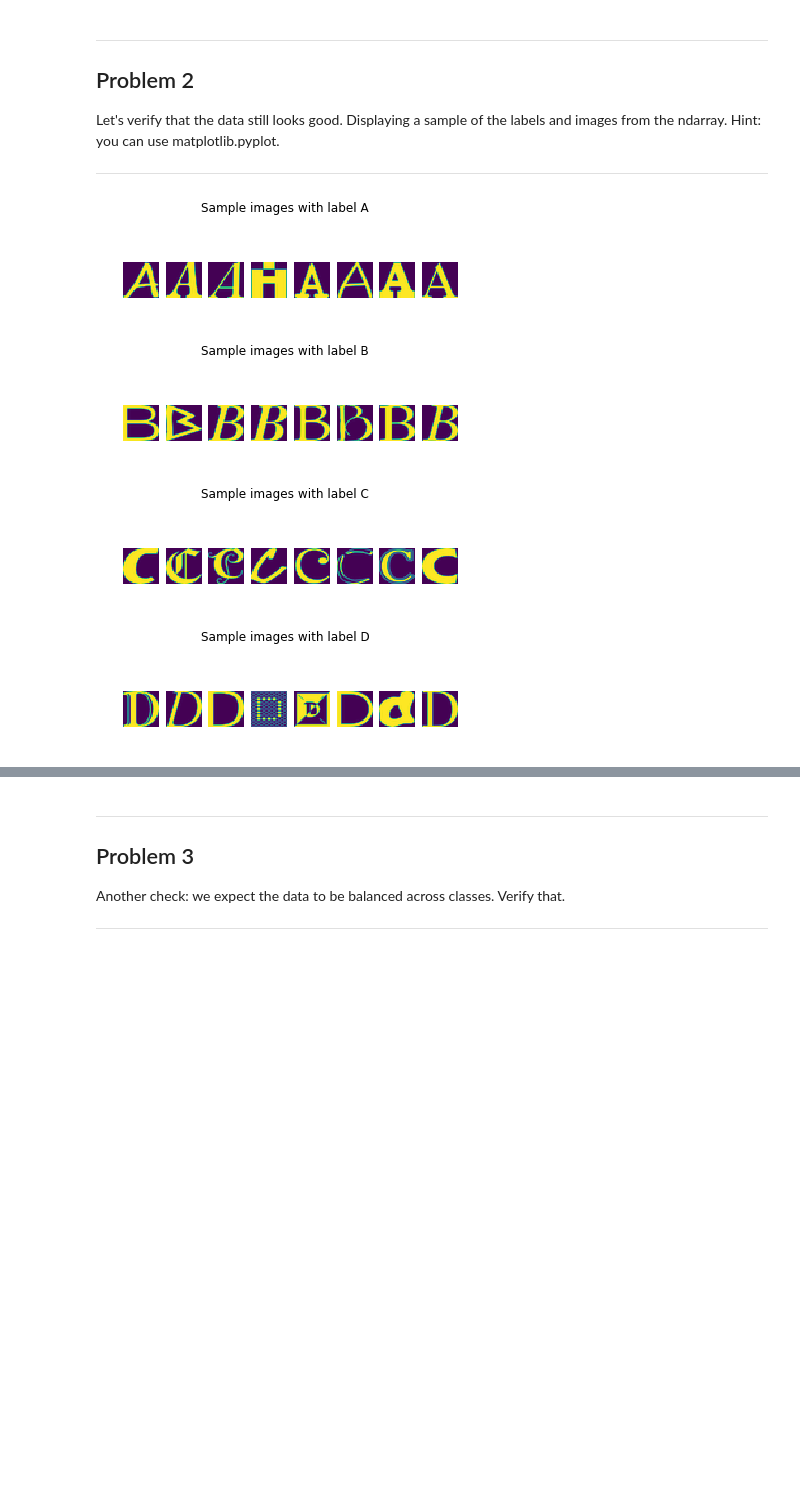
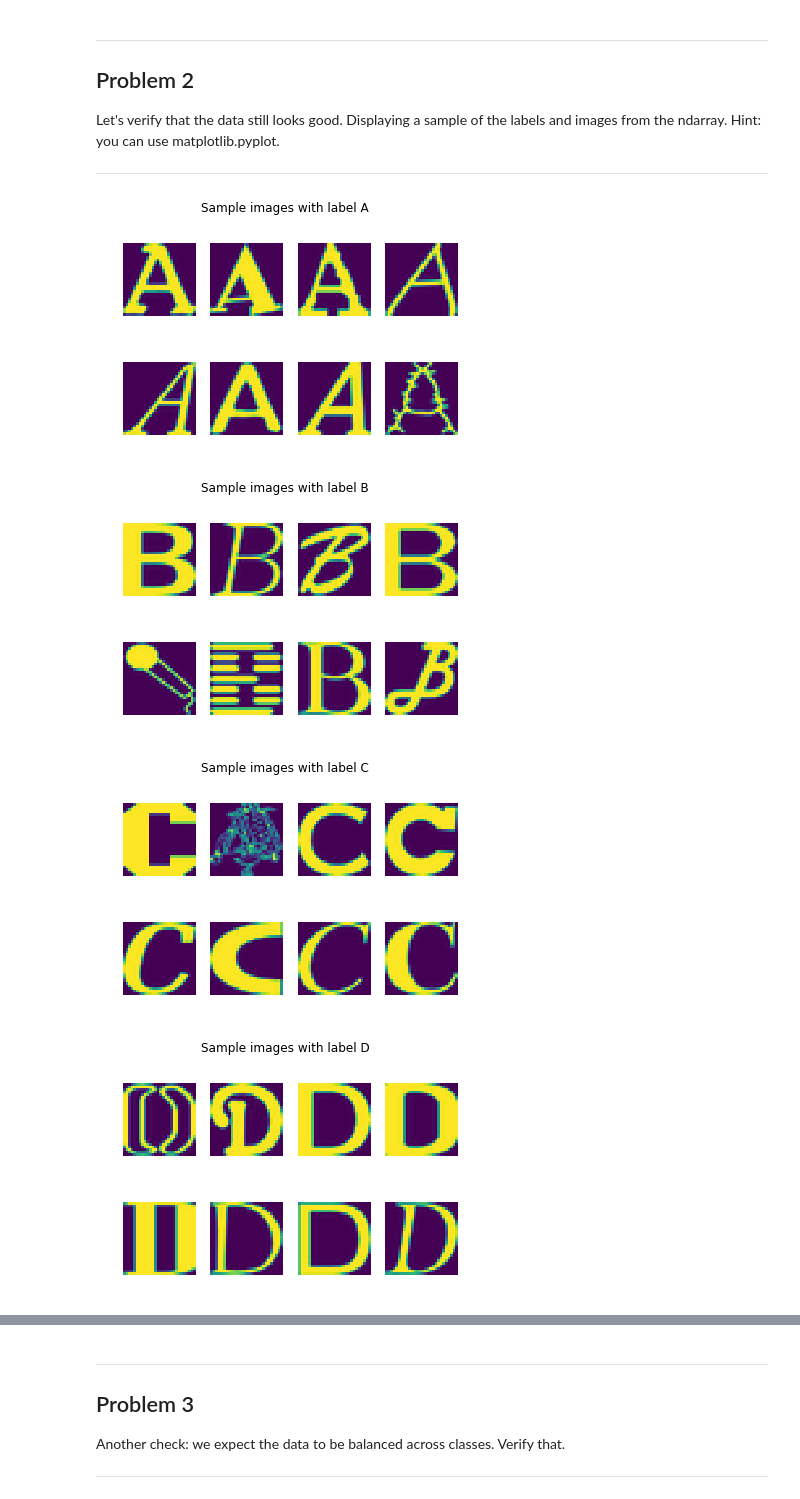
Before and after one commit to ryanchase1987/udacity-deep-learning, a Jupyter notebook: projects/notMNIST/1_notmnist.ipynb, the cells around one changed output, grey strips where cells are left out. Saved outputs shown, nothing was run; the diff lists cells and outputs as text; code cells hidden in the pictures; blank space fills up the shorter version.

Commit message:
changes image display settings for problem 2

```diff
--- a/projects/notMNIST/1_notmnist.ipynb
+++ b/projects/notMNIST/1_notmnist.ipynb
@@ -242,24 +242,24 @@ Let's verify that the data still looks good. Displaying a sample of the labels a
 # %%
 def disp_pickles_data(data_folders):
     for folder in data_folders:
         pickle_filename = ''.join(folder) + '.pickle'
         try:
             with open(pickle_filename, 'rb') as f:
                 dataset = pickle.load(f)
         except Exception as exp:
             print ('Unable to read dataset from ', pickle_filename, ': ', e)
             return
         #display 8 samples from this pickle
         plt.figure()
         plt.suptitle('Sample images with label %s' % (folder[-1]))
         for i, img in enumerate(random.sample(list(dataset), 8)):
-            plt.subplot(2, 8, i + 1)
+            plt.subplot(2, 4, i + 1)
             plt.axis('off')
             plt.imshow(img)
 
 disp_pickles_data(train_folders)
 # %% [output]
-[figure, old version]
+[figure, new version]
-[figure, old version]
+[figure, new version]
-[figure, old version]
+[figure, new version]
-[figure, old version]
+[figure, new version]
```
Also changed, not shown: parts of 1 cell of this notebook.
